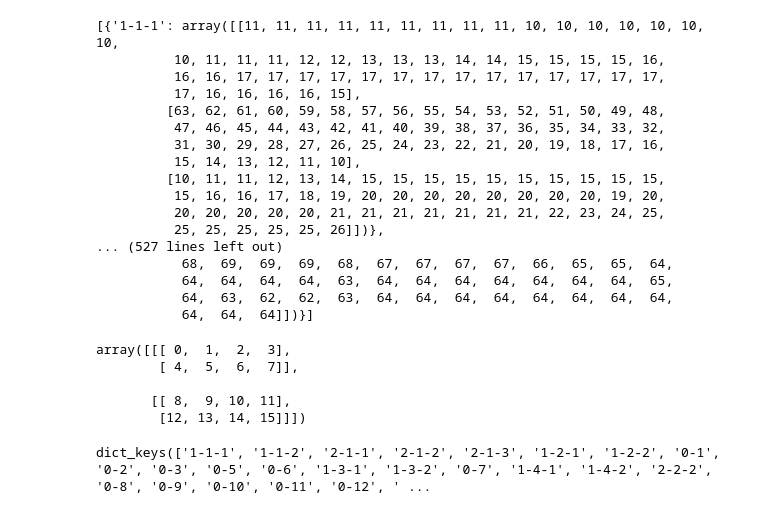
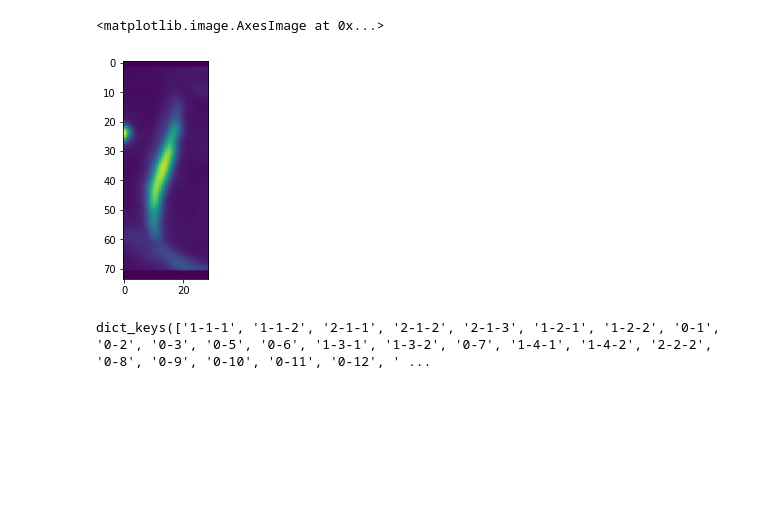
Before and after one commit to Spruce-tone/myelin_registration, a Jupyter notebook: test.ipynb, the cells around one changed output. Drawn from its saved outputs; the diff is of its cells as text; code cells hidden in the pictures; blank space fills up the shorter version.

```diff
--- a/test.ipynb
+++ b/test.ipynb
@@ -34,3 +40,8 @@ segment_crop(files)
+# %%
+plt.imshow(aaa[1].mean(axis=0))
+# %% [output]
+<matplotlib.image.AxesImage at 0x...>
+[figure, added]
 # %%
 def load_pickle(path: str, fname: str):
     with open(os.path.join(path, fname), 'rb') as f:
@@ -40,31 +52,3 @@ kk = load_pickle('./crop_data/#000001', '#000001.pickle')
-# %%
-kk['1']
-# %% [output]
-[{'1-1-1': array([[11, 11, 11, 11, 11, 11, 11, 11, 11, 10, 10, 10, 10, 10, 10, 10,
-          10, 11, 11, 11, 12, 12, 13, 13, 13, 14, 14, 15, 15, 15, 15, 16,
-          16, 16, 17, 17, 17, 17, 17, 17, 17, 17, 17, 17, 17, 17, 17, 17,
-          17, 16, 16, 16, 16, 15],
-         [63, 62, 61, 60, 59, 58, 57, 56, 55, 54, 53, 52, 51, 50, 49, 48,
-          47, 46, 45, 44, 43, 42, 41, 40, 39, 38, 37, 36, 35, 34, 33, 32,
-          31, 30, 29, 28, 27, 26, 25, 24, 23, 22, 21, 20, 19, 18, 17, 16,
-          15, 14, 13, 12, 11, 10],
-         [10, 11, 11, 12, 13, 14, 15, 15, 15, 15, 15, 15, 15, 15, 15, 15,
-          15, 16, 16, 17, 18, 19, 20, 20, 20, 20, 20, 20, 20, 20, 19, 20,
-          20, 20, 20, 20, 20, 21, 21, 21, 21, 21, 21, 21, 22, 23, 24, 25,
-          25, 25, 25, 25, 25, 26]])},
-... (527 lines left out)
-           68,  69,  69,  69,  68,  67,  67,  67,  67,  66,  65,  65,  64,
-           64,  64,  64,  64,  63,  64,  64,  64,  64,  64,  64,  64,  65,
-           64,  63,  62,  62,  63,  64,  64,  64,  64,  64,  64,  64,  64,
-           64,  64,  64]])}]
-# %%
-a
-# %% [output]
-array([[[ 0,  1,  2,  3],
-        [ 4,  5,  6,  7]],
-
-       [[ 8,  9, 10, 11],
-        [12, 13, 14, 15]]])
 # %%
  extractTrace('./data', '#000001 d1 D1-filter & z scaling X 5.traces').keys()
 # %% [output]
```
Also changed, not shown: parts of 13 cells of this notebook, 2 other files.
